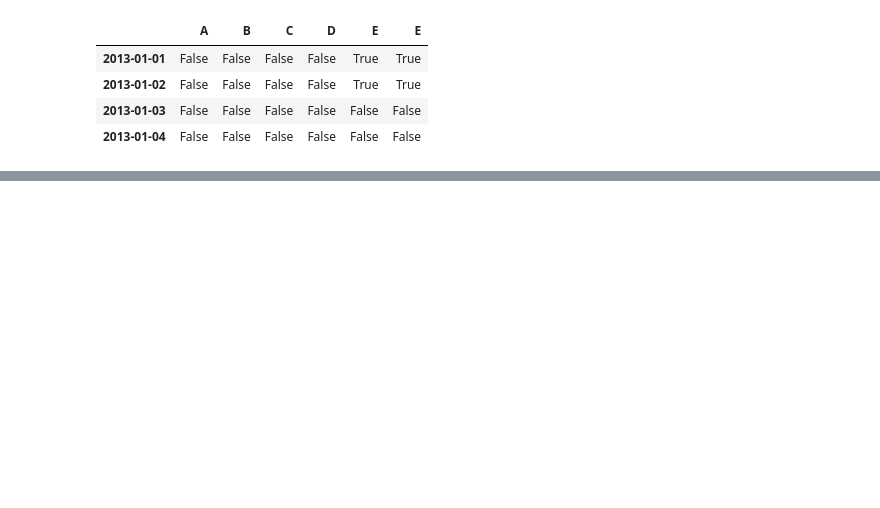
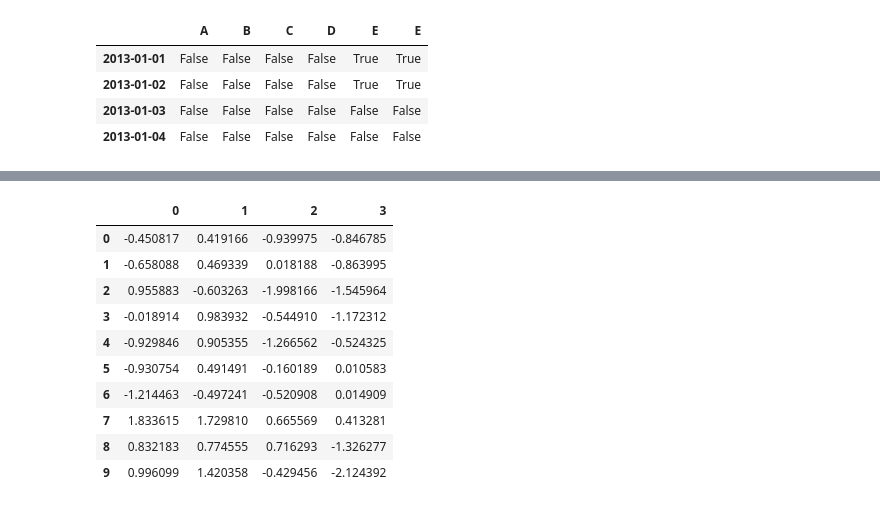
Before and after one commit to Cookiezisg/Codes, a Jupyter notebook: Python Pratice/Pandas/10 minutes to pandas.ipynb, the cells around one changed output, grey strips where cells are left out. Saved outputs shown, nothing was run; the diff lists cells and outputs as text; code cells hidden in the pictures; blank space fills up the shorter version.

```diff
--- a/Python Pratice/Pandas/10 minutes to pandas.ipynb
+++ b/Python Pratice/Pandas/10 minutes to pandas.ipynb
@@ -269,0 +410,16 @@ NameError: name 'df1' is not defined
+# %%
+df = pd.DataFrame(np.random.randn(10, 4))
+# %%
+df
+# %% [output]
+|  | 0 | 1 | 2 | 3 |
+| 0 | -0.450817 | 0.419166 | -0.939975 | -0.846785 |
+| 1 | -0.658088 | 0.469339 | 0.018188 | -0.863995 |
+| 2 | 0.955883 | -0.603263 | -1.998166 | -1.545964 |
+| 3 | -0.018914 | 0.983932 | -0.544910 | -1.172312 |
+| 4 | -0.929846 | 0.905355 | -1.266562 | -0.524325 |
+| 5 | -0.930754 | 0.491491 | -0.160189 | 0.010583 |
+| 6 | -1.214463 | -0.497241 | -0.520908 | 0.014909 |
+| 7 | 1.833615 | 1.729810 | 0.665569 | 0.413281 |
+| 8 | 0.832183 | 0.774555 | 0.716293 | -1.326277 |
+| 9 | 0.996099 | 1.420358 | -0.429456 | -2.124392 |
```
Also changed, not shown: parts of 61 cells of this notebook.
